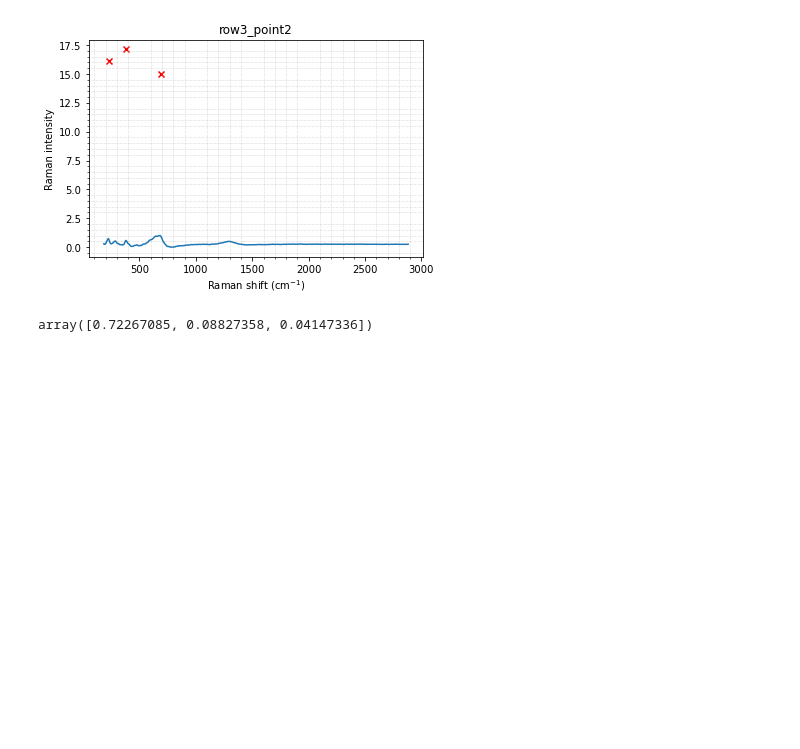
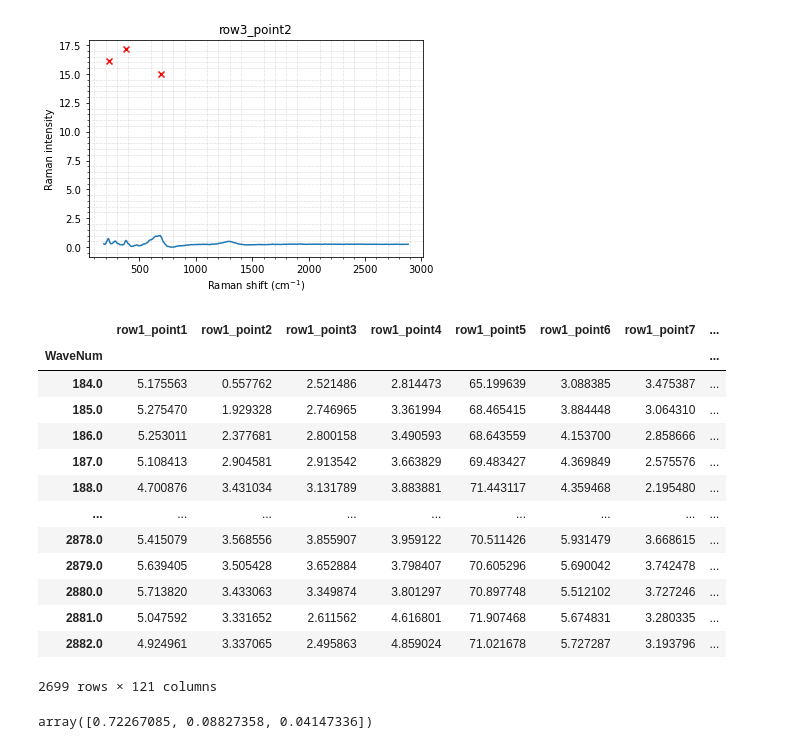
Before and after one commit to LorenzoCasata/ProgettoDataScience, a Jupyter notebook: NoteBook/ProvaPCA.ipynb, the cells around one changed output. Cells and saved outputs as stored; diff of their text form; code cells hidden in the pictures; blank space fills up the shorter version.

```diff
--- a/NoteBook/ProvaPCA.ipynb
+++ b/NoteBook/ProvaPCA.ipynb
@@ -65,9 +66,28 @@ Text(0.5, 0, 'Raman shift (cm$^{-1}$)')
 # %%
 pca = skl.decomposition.PCA(n_components=3)
 StandardScaler = skl.preprocessing.StandardScaler()
+# %%
+data_S1_bkg_transp = pd.read_csv('../Data/Initial/S_11x11/data_S1_bkg.csv', index_col = 0)
 # %%
 StandardScaler.fit_transform(S1_bkg_trasp)
 asd = pca.fit(S1_bkg_trasp)
+# %%
+data_S1_bkg_transp
+# %% [output]
+|  | row1_point1 | row1_point2 | row1_point3 | row1_point4 | row1_point5 | row1_point6 | row1_point7 | ... |
+| WaveNum |  |  |  |  |  |  |  | ... |
+| 184.0 | 5.175563 | 0.557762 | 2.521486 | 2.814473 | 65.199639 | 3.088385 | 3.475387 | ... |
+| 185.0 | 5.275470 | 1.929328 | 2.746965 | 3.361994 | 68.465415 | 3.884448 | 3.064310 | ... |
+| 186.0 | 5.253011 | 2.377681 | 2.800158 | 3.490593 | 68.643559 | 4.153700 | 2.858666 | ... |
+| 187.0 | 5.108413 | 2.904581 | 2.913542 | 3.663829 | 69.483427 | 4.369849 | 2.575576 | ... |
+| 188.0 | 4.700876 | 3.431034 | 3.131789 | 3.883881 | 71.443117 | 4.359468 | 2.195480 | ... |
+| ... | ... | ... | ... | ... | ... | ... | ... | ... |
+| 2878.0 | 5.415079 | 3.568556 | 3.855907 | 3.959122 | 70.511426 | 5.931479 | 3.668615 | ... |
+| 2879.0 | 5.639405 | 3.505428 | 3.652884 | 3.798407 | 70.605296 | 5.690042 | 3.742478 | ... |
+| 2880.0 | 5.713820 | 3.433063 | 3.349874 | 3.801297 | 70.897748 | 5.512102 | 3.727246 | ... |
+| 2881.0 | 5.047592 | 3.331652 | 2.611562 | 4.616801 | 71.907468 | 5.674831 | 3.280335 | ... |
+| 2882.0 | 4.924961 | 3.337065 | 2.495863 | 4.859024 | 71.021678 | 5.727287 | 3.193796 | ... |
+2699 rows × 121 columns
 # %%
 wow = asd.transform(S1_bkg_trasp)
 asd.explained_variance_ratio_
```
Also changed, not shown: parts of 8 cells of this notebook, 21 other files.
